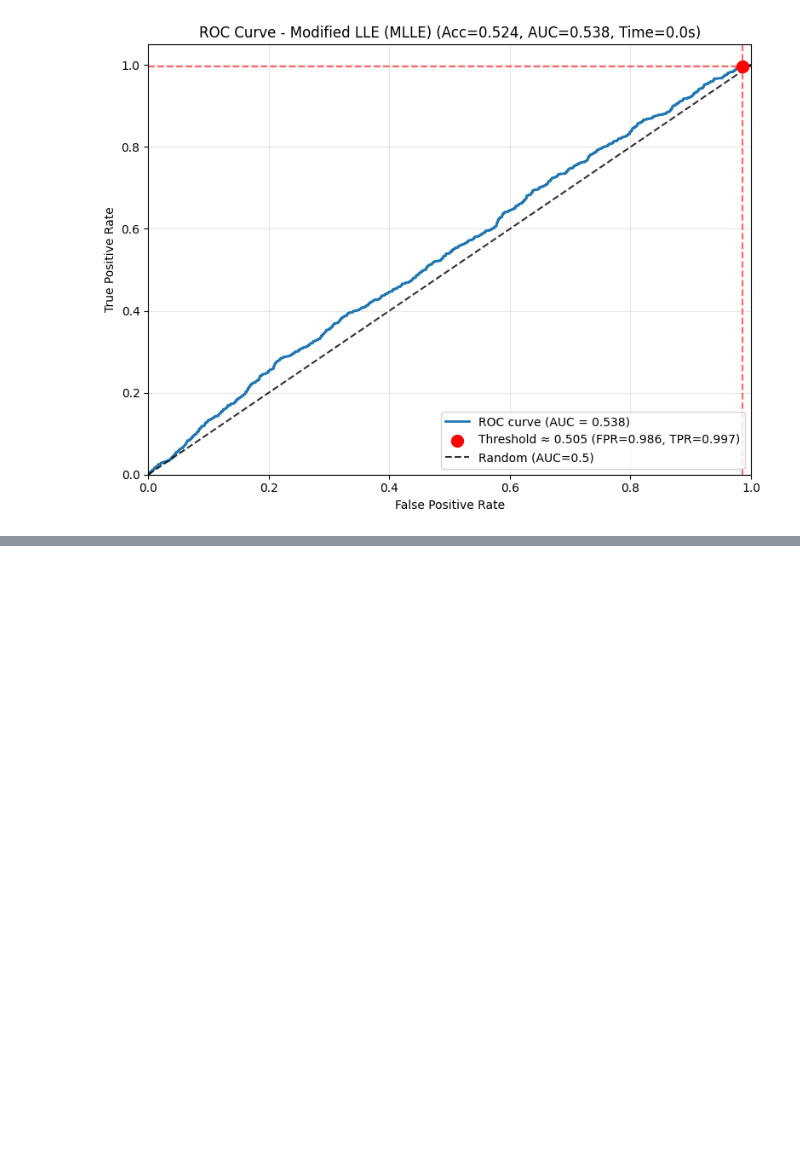
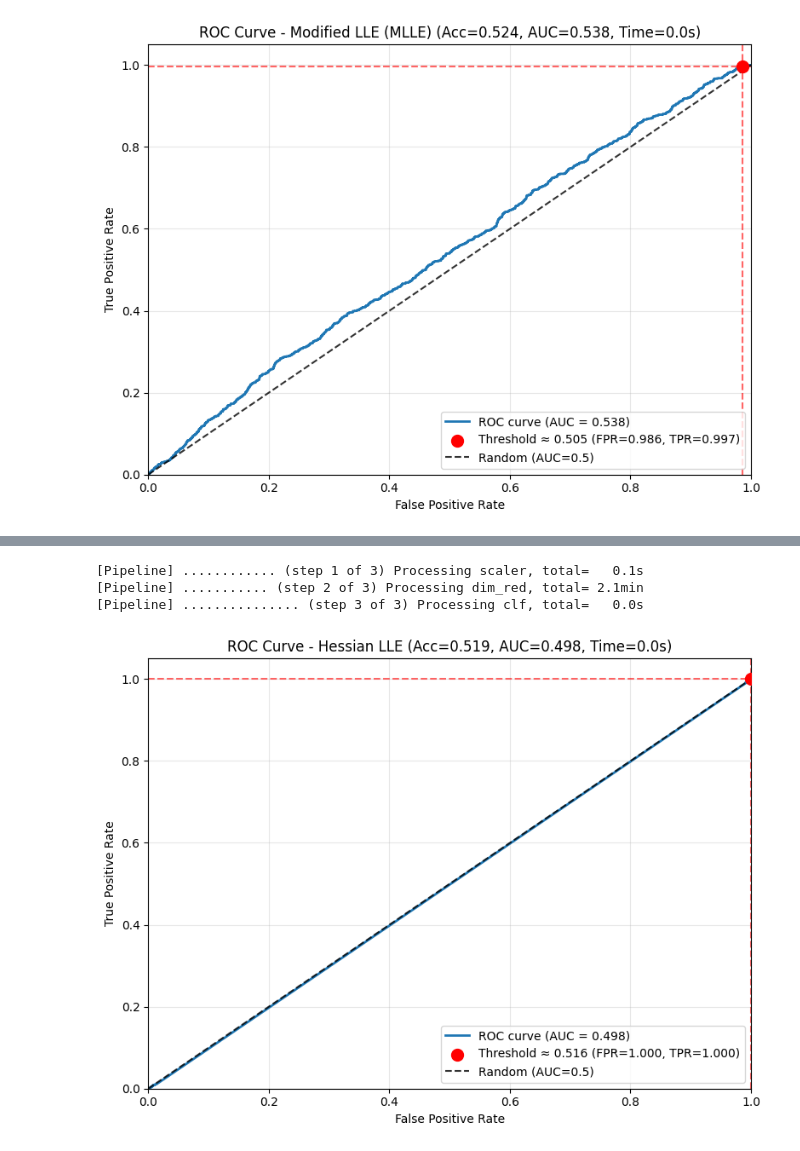
Before and after one commit to davidsmv/MachineLearningPortfolio, a Jupyter notebook: dimensionality_reduction/High_Dimensional_Datascape.ipynb, the cells around one changed output, grey strips where cells are left out. Cells and saved outputs as stored; diff of their text form; code cells hidden in the pictures; blank space fills up the shorter version.

```diff
--- a/dimensionality_reduction/High_Dimensional_Datascape.ipynb
+++ b/dimensionality_reduction/High_Dimensional_Datascape.ipynb
@@ -604,0 +607,2 @@ Results for 'Modified LLE (MLLE)' already exist. Loading and plotting...
+# %%
+model_name = "Hessian LLE"
@@ -604,0 +670,24 @@ Results for 'Modified LLE (MLLE)' already exist. Loading and plotting...
+# %%
+if should_evaluate(model_name):
+    best_lle = LocallyLinearEmbedding(
+        method='hessian',
+        eigen_solver='dense',
+        n_neighbors=n_neighbors,
+        n_components=n_components,
+        reg=reg,
+        n_jobs=-1,
+        random_state=42
+    )
+    pipe_lle = get_pipeline(best_lle)
+    pipe_lle.fit(X_train, y_train)
+    y_pred_lle = pipe_lle.predict(X_test)
+    y_score_lle = pipe_lle.predict_proba(X_test)[:,1]
+    evaluate_and_save_results(model_name, y_test, y_pred_lle, y_score_lle, 0.0)
+else:
+    print(f"Results for '{model_name}' already exist. Loading and plotting...")
+plot_model(model_name)
+# %% [output]
+[Pipeline] ............ (step 1 of 3) Processing scaler, total=   0.1s
+[Pipeline] ........... (step 2 of 3) Processing dim_red, total= 2.1min
+[Pipeline] ............... (step 3 of 3) Processing clf, total=   0.0s
+[figure, added]
```
Also changed, not shown: parts of 2 cells of this notebook, 2 other files.
